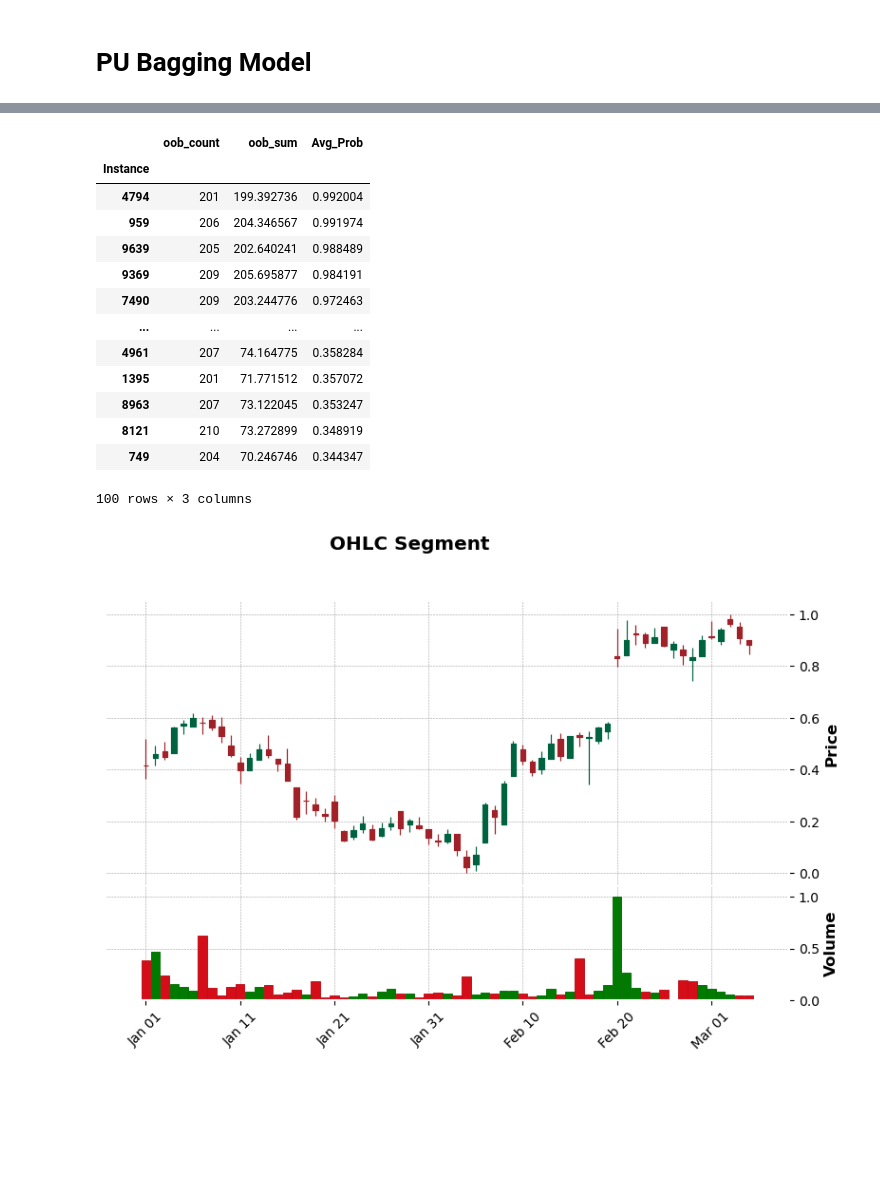
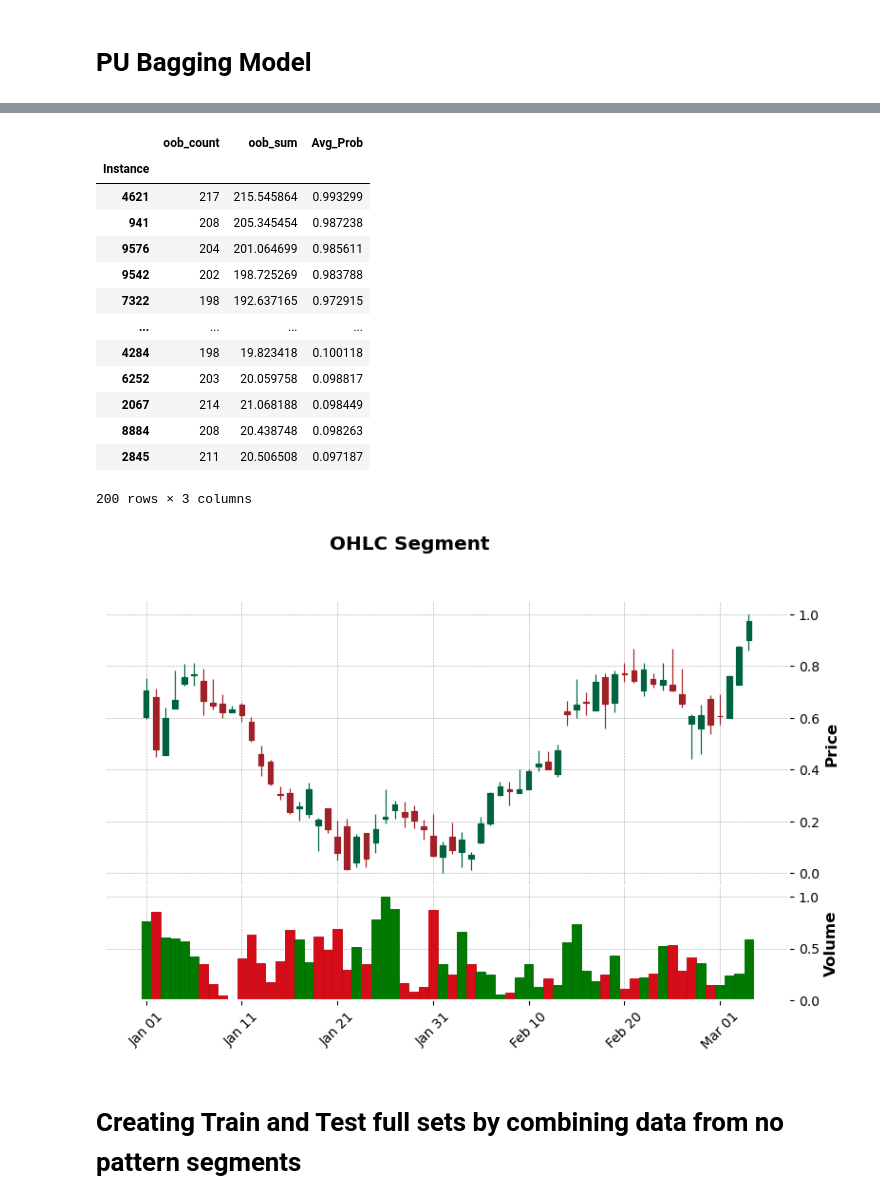
Before and after one commit to Ginushmal/Candlestick-Chart-Pattern-Detection-FYP, a Jupyter notebook: 02.1. PU Learning to get no pattern lables.ipynb, the cells around one changed output, grey strips where cells are left out. Saved outputs shown, nothing was run; the diff lists cells and outputs as text; code cells hidden in the pictures; blank space fills up the shorter version.

Commit message:
full ran

```diff
--- a/02.1. PU Learning to get no pattern lables.ipynb
+++ b/02.1. PU Learning to get no pattern lables.ipynb
@@ -76,7 +76,7 @@ array(['SKF', 'GIS', 'OMC', 'WIRE', 'AIG', 'EVH', 'CNA', 'PCG', 'SUM',
 # %%
 from tqdm import tqdm
 
-num_of_unlabled_seg =50000
+num_of_unlabled_seg =10000
 # Set a common random seed
 SEED = 69
 np.random.seed(SEED)
@@ -140,3 +138,27 @@ KeyboardInterrupt:
+# %%
+# update the no_pattern_df Pattern_Length colum with correct values
+# loop through each row in the no_pattern_df
+for index, row in no_pattern_df.iterrows():
+    symbol = row['Symbol']
+    start_date = row['Start']
+    end_date = row['End']
+    # set to date time
+    start_date = pd.to_datetime(start_date)
+    end_date = pd.to_datetime(end_date)
+    # read the OHLC data for the symbol from file
+    ohlc_data = pd.read_csv(f'Datasets/OHLC data/{symbol}.csv')
+    # set the Date column to datetime
+    ohlc_data['Date'] = pd.to_datetime(ohlc_data['Date'])
+    ohlc_data['Date'] = ohlc_data['Date'].dt.tz_localize(None)
+
+    # get the ohlc data between the start and end date
+    ohlc_data = ohlc_data[(ohlc_data['Date'] >= start_date) & (ohlc_data['Date'] <= end_date)]
+    # get the length of the ohlc data
+    pattern_length = len(ohlc_data)
+    # update the Pattern_Length column with the correct value
+    no_pattern_df.at[index, 'Pattern_Length'] = pattern_length
+
+no_pattern_df
 # %%
 no_pattern_df
 # %% [output]
@@ -479,19 +542,19 @@ plt.show()
 # %%
 # get the top 200 instances with the highest average probability
-top_200_instances = sorted_df.head(100)
+top_200_instances = sorted_df.head(200)
 top_200_instances
 # %% [output]
 |  | oob_count | oob_sum | Avg_Prob |
 | Instance |  |  |  |
-| 4794 | 201 | 199.392736 | 0.992004 |
-| 959 | 206 | 204.346567 | 0.991974 |
-| 9639 | 205 | 202.640241 | 0.988489 |
-| 9369 | 209 | 205.695877 | 0.984191 |
-| 7490 | 209 | 203.244776 | 0.972463 |
+| 4621 | 217 | 215.545864 | 0.993299 |
+| 941 | 208 | 205.345454 | 0.987238 |
+| 9576 | 204 | 201.064699 | 0.985611 |
+| 9542 | 202 | 198.725269 | 0.983788 |
+| 7322 | 198 | 192.637165 | 0.972915 |
 | ... | ... | ... | ... |
-| 4961 | 207 | 74.164775 | 0.358284 |
-| 1395 | 201 | 71.771512 | 0.357072 |
-| 8963 | 207 | 73.122045 | 0.353247 |
-| 8121 | 210 | 73.272899 | 0.348919 |
-| 749 | 204 | 70.246746 | 0.344347 |
+| 4284 | 198 | 19.823418 | 0.100118 |
+| 6252 | 203 | 20.059758 | 0.098817 |
+| 2067 | 214 | 21.068188 | 0.098449 |
+| 8884 | 208 | 20.438748 | 0.098263 |
+| 2845 | 211 | 20.506508 | 0.097187 |
-100 rows × 3 columns
+200 rows × 3 columns
@@ -500,25 +561,27 @@ top_200_instances
 # %%
 import pandas as pd
 import mplfinance as mpf
 
 def plot_ohlc_segment(data_segment):
     """
     Plots a segment of OHLC data using mplfinance.
 
     Parameters:
     - data_segment (pd.DataFrame): A DataFrame containing columns ['Open', 'High', 'Low', 'Close', 'Volume']
     """
     # Ensure the DataFrame index is datetime for mplfinance
     data_segment = data_segment.copy()
     data_segment.index = pd.date_range(start='2024-01-01', periods=len(data_segment), freq='D')
 
     # Plot the candlestick chart
     mpf.plot(data_segment, type='candle', style='charles',
              volume=True, ylabel='Price', ylabel_lower='Volume',
              title="OHLC Segment", figsize=(10, 6))
 
 
 # Call the function to plot
-plot_ohlc_segment(no_pattern_dataset.loc[7490])
+plot_ohlc_segment(no_pattern_dataset.loc[4621])
 # %% [output]
-[figure, old version]
+[figure, new version]
+# %% [markdown]
+# Creating Train and Test full sets by combining data from no pattern segments
```
Also changed, not shown: parts of 33 cells of this notebook, 2 other files.
